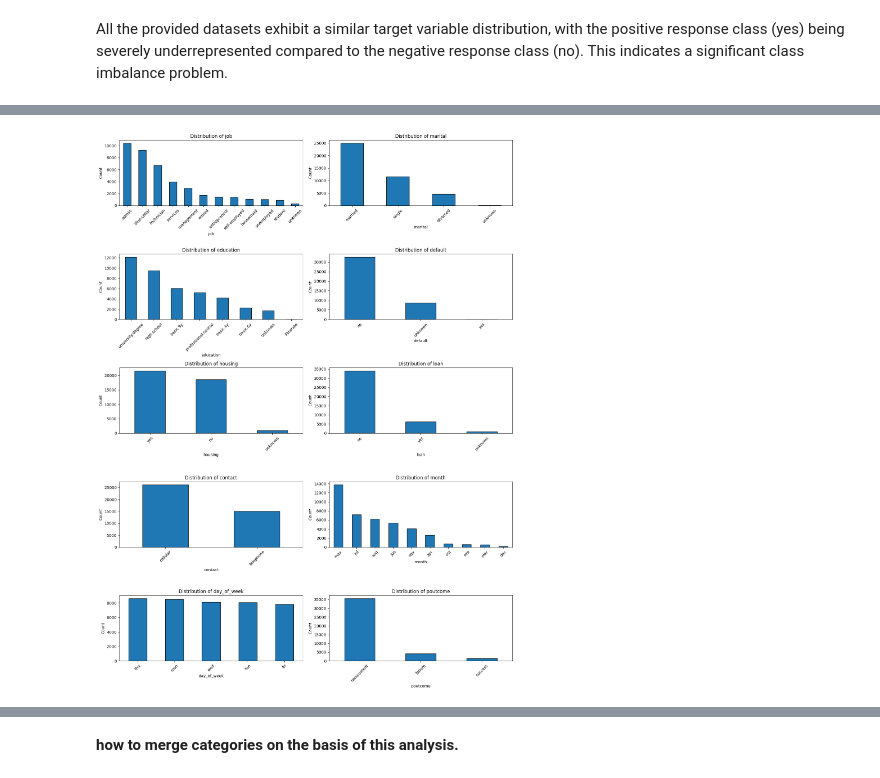
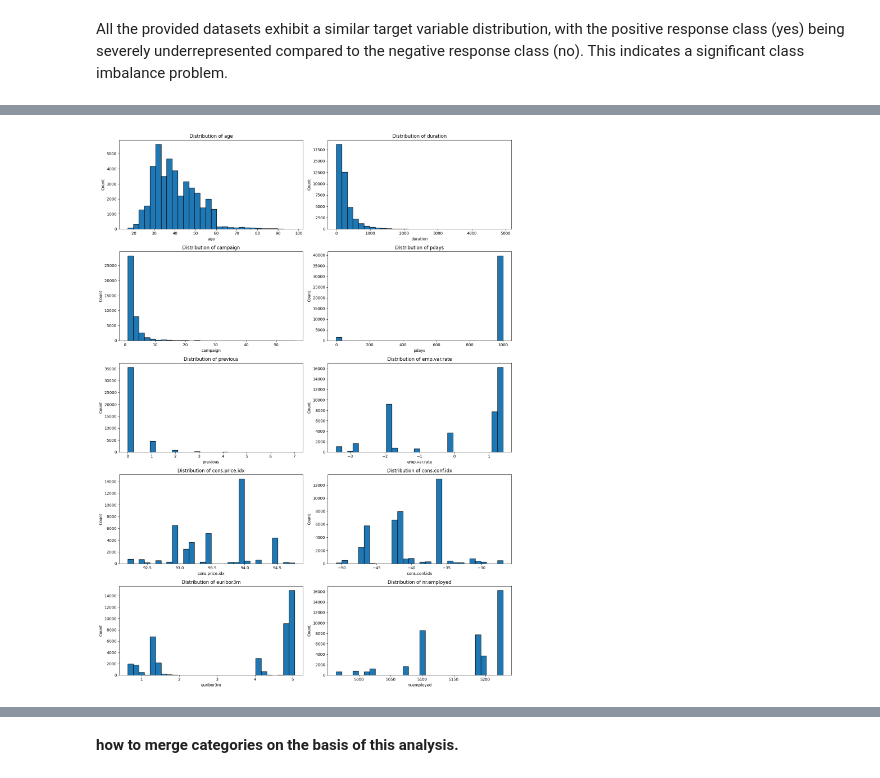
Before and after one commit to navyatripathiji/bank-marketing-practice, a Jupyter notebook: notebooks/01-basiceda.ipynb, the cells around one changed output, grey strips where cells are left out. Cells and saved outputs as stored; diff of their text form; code cells hidden in the pictures.

```diff
--- a/notebooks/01-basiceda.ipynb
+++ b/notebooks/01-basiceda.ipynb
@@ -167,42 +228,44 @@ All the provided datasets exhibit a similar target variable distribution, with t
 # %%
 import math
+import matplotlib.pyplot as plt
 
-cat_cols = df3.select_dtypes(
-    include=["object", "category"]
+num_cols = df3.select_dtypes(
+    include=np.number
 ).columns.drop("y", errors="ignore")
 
 n_cols = 2
-n_rows = math.ceil(len(cat_cols) / n_cols)
+n_rows = math.ceil(len(num_cols) / n_cols)
 
 fig, axes = plt.subplots(
-    n_rows, n_cols,
+
+    n_rows,
+    n_cols,
     figsize=(15, 4 * n_rows)
 )
 
 axes = axes.flatten()
 
-for i, col in enumerate(cat_cols):
-    counts = df3[col].value_counts(dropna=False)
+for i, col in enumerate(num_cols):
 
-    counts.plot(
-        kind="bar",
+    df3[col].plot(
+        kind="hist",
+        bins=30,
         ax=axes[i],
         edgecolor="black"
     )
 
     axes[i].set_title(f"Distribution of {col}")
     axes[i].set_xlabel(col)
     axes[i].set_ylabel("Count")
-    axes[i].tick_params(axis="x", rotation=45)
 
 # Remove unused subplot axes
 for j in range(i + 1, len(axes)):
     fig.delaxes(axes[j])
 
 plt.tight_layout()
 plt.show()
 # %% [output]
-[figure, old version]
+[figure, new version]
 # %%
 cat_cols = df3.select_dtypes(
     include=["object", "category"]
```
Also changed, not shown: parts of 9 cells of this notebook, 7 other files.
